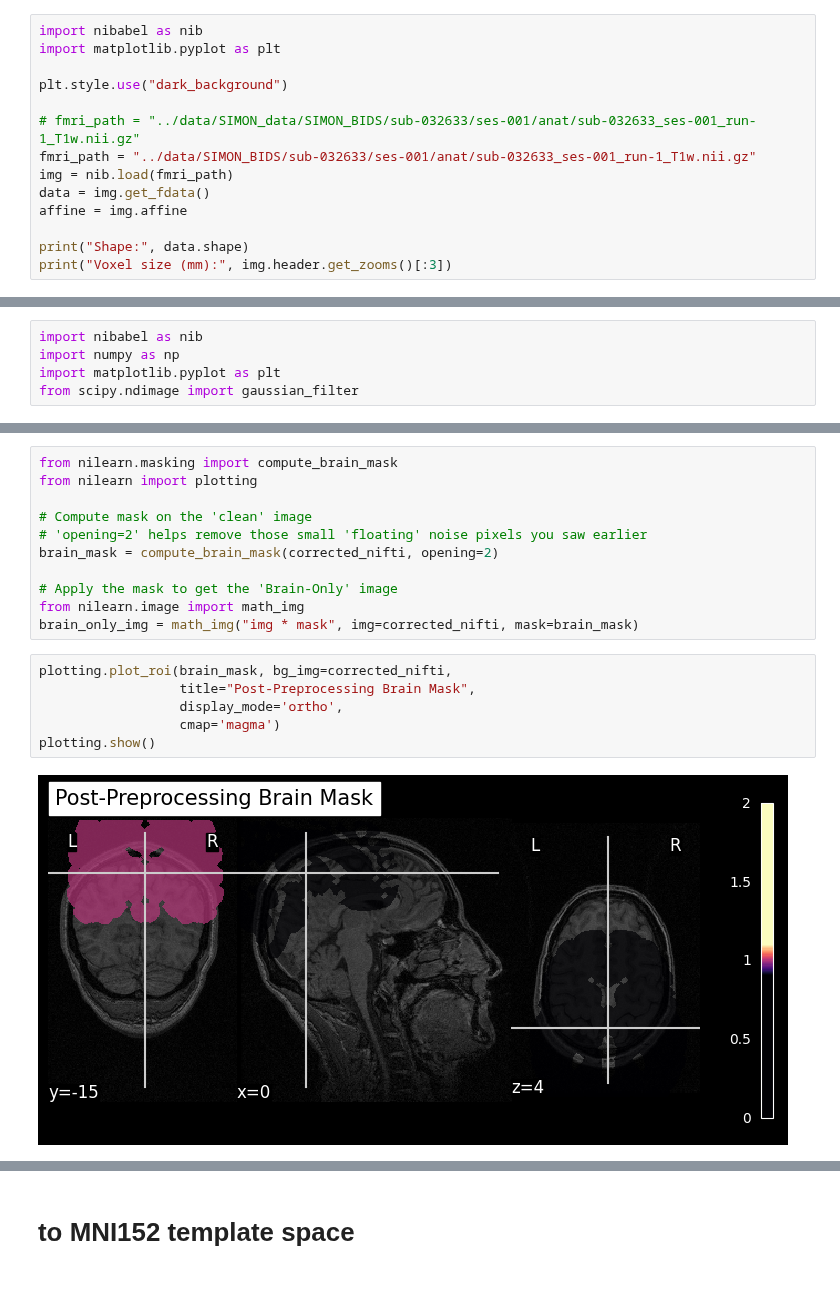
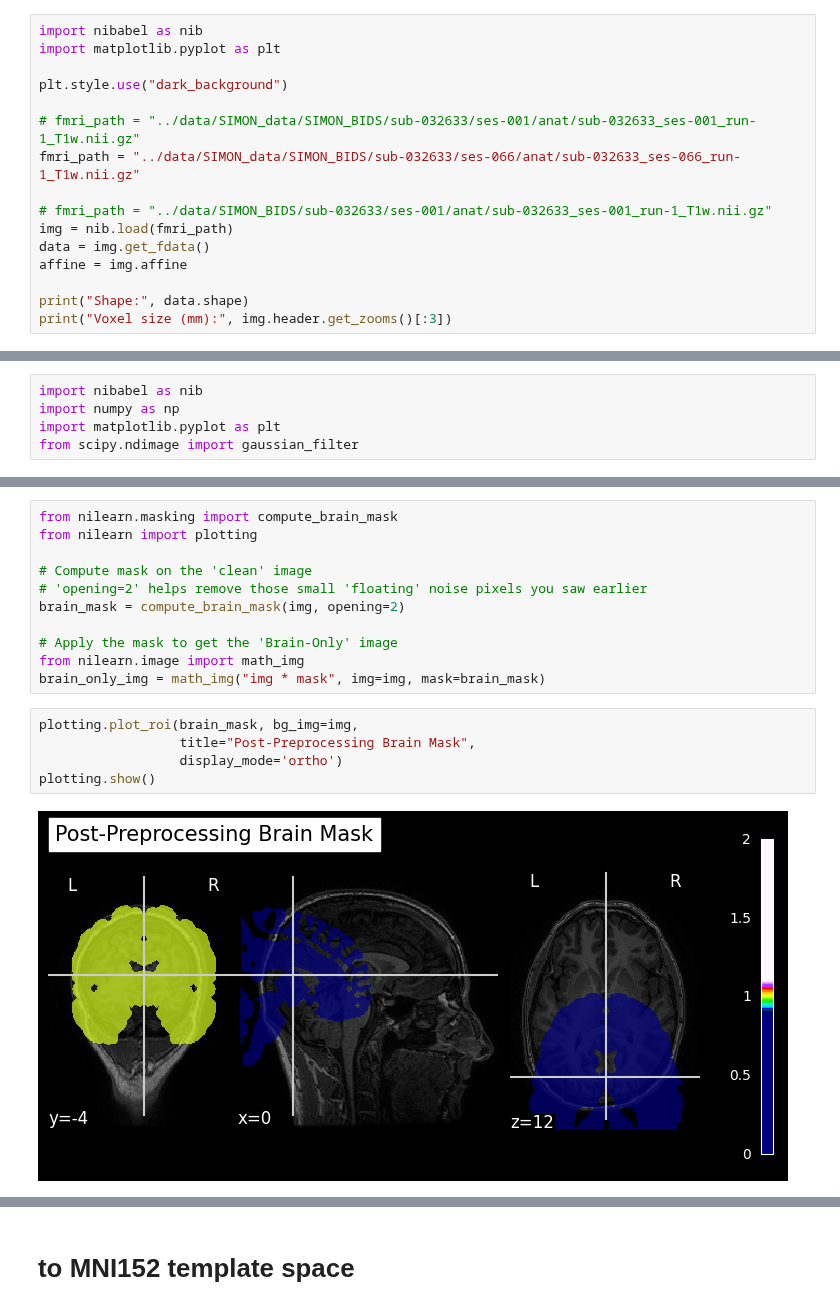
Before and after one commit to Herseybb/fmri-simon-analysis, a Jupyter notebook: notebooks/03_image_preprocessing.ipynb, the cells around one changed output, grey strips where cells are left out. Drawn from its saved outputs; the diff is of its cells as text.

```diff
--- a/notebooks/03_image_preprocessing.ipynb
+++ b/notebooks/03_image_preprocessing.ipynb
@@ -18,7 +18,9 @@ import matplotlib.pyplot as plt
 plt.style.use("dark_background")
 
 # fmri_path = "../data/SIMON_data/SIMON_BIDS/sub-032633/ses-001/anat/sub-032633_ses-001_run-1_T1w.nii.gz"
-fmri_path = "../data/SIMON_BIDS/sub-032633/ses-001/anat/sub-032633_ses-001_run-1_T1w.nii.gz"
+fmri_path = "../data/SIMON_data/SIMON_BIDS/sub-032633/ses-066/anat/sub-032633_ses-066_run-1_T1w.nii.gz"
+
+# fmri_path = "../data/SIMON_BIDS/sub-032633/ses-001/anat/sub-032633_ses-001_run-1_T1w.nii.gz"
 img = nib.load(fmri_path)
 data = img.get_fdata()
 affine = img.affine
@@ -137,19 +147,18 @@ from nilearn import plotting
 
 # Compute mask on the 'clean' image
 # 'opening=2' helps remove those small 'floating' noise pixels you saw earlier
-brain_mask = compute_brain_mask(corrected_nifti, opening=2)
+brain_mask = compute_brain_mask(img, opening=2)
 
 # Apply the mask to get the 'Brain-Only' image
 from nilearn.image import math_img
-brain_only_img = math_img("img * mask", img=corrected_nifti, mask=brain_mask)
+brain_only_img = math_img("img * mask", img=img, mask=brain_mask)
 # %%
-plotting.plot_roi(brain_mask, bg_img=corrected_nifti,
+plotting.plot_roi(brain_mask, bg_img=img,
                   title="Post-Preprocessing Brain Mask",
-                  display_mode='ortho',
-                  cmap='magma')
+                  display_mode='ortho')
 plotting.show()
 # %% [output]
-[figure, old version]
+[figure, new version]
 # %%
 from nilearn.masking import compute_multi_brain_mask
 from nilearn.image import threshold_img
```
Also changed, not shown: parts of 17 cells of this notebook, 1 other file.
